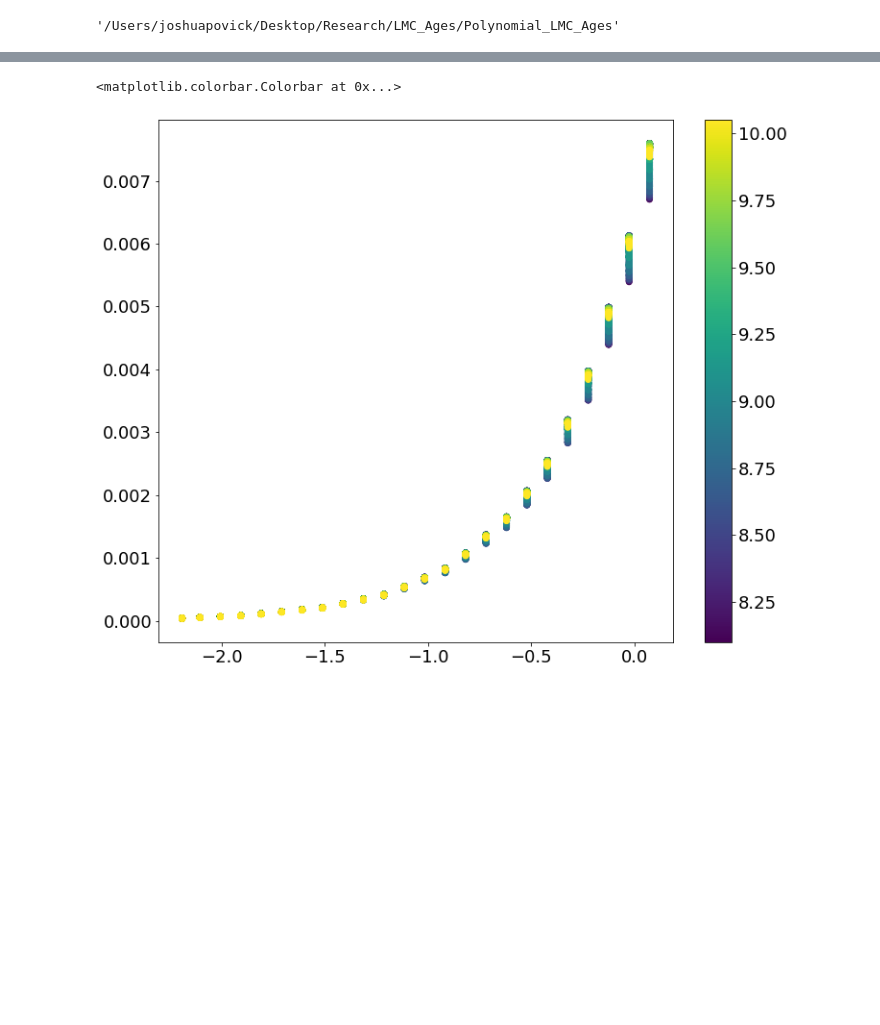
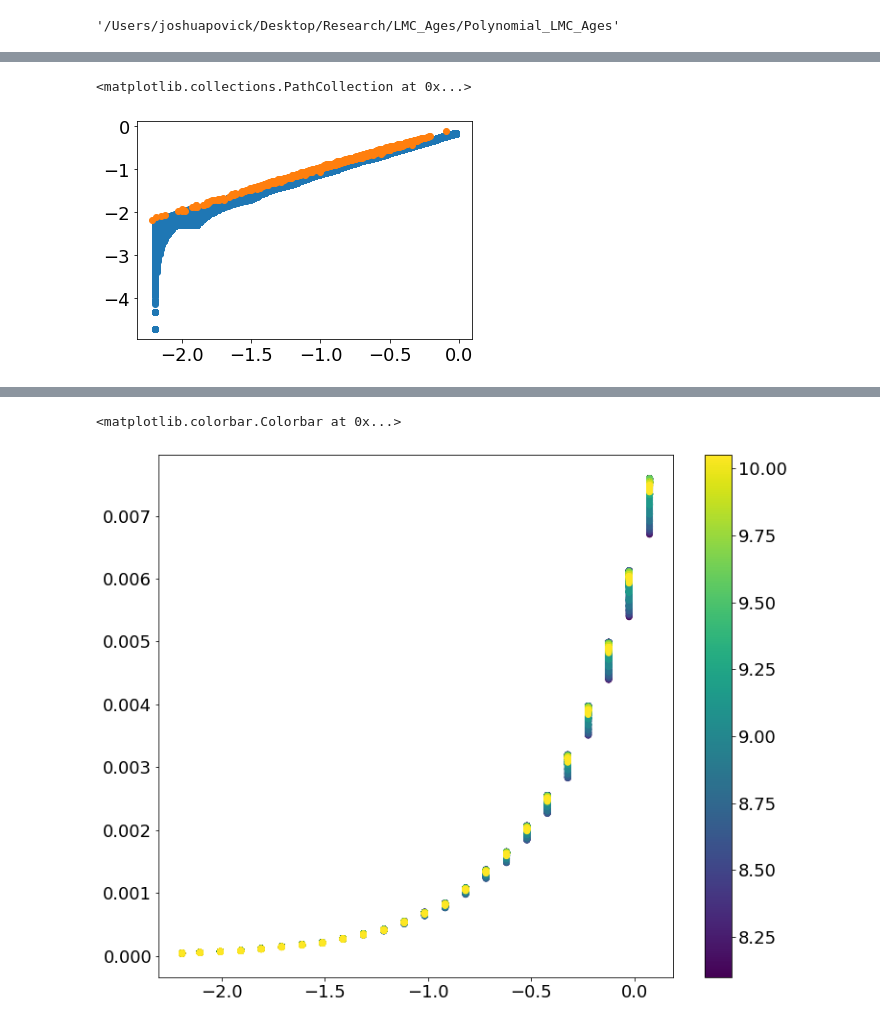
Before and after one commit to JoshuaPovick/Polynomial_LMC_Ages, a Jupyter notebook: Age.ipynb, the cells around one changed output, grey strips where cells are left out. Drawn from its saved outputs; the diff is of its cells as text; code cells hidden in the pictures; blank space fills up the shorter version.

```diff
--- a/Age.ipynb
+++ b/Age.ipynb
@@ -67,13 +69,13 @@ pwd
 
 # parsec
 ''' Ages used 8 to 10.1 steps 0.15'''
-''' Metallicity used -2.6 to 0.1 steps 0.099'''
+# ''' Metallicity used -2.6 to 0.1 steps 0.099'''
 
-parsecall = ascii.read('/Users/joshuapovick/Desktop/Research/parsec/parsec3_3.dat', \
-                    format='basic', delimiter='\s')
-
-rgb = np.where(parsecall['label']==3)
-parsec = parsecall[rgb]
+# parsecall = ascii.read('/Users/joshuapovick/Desktop/Research/parsec/parsec3_3.dat', \
+#                     format='basic', delimiter='\s')
+parsec = fits.getdata('/Users/joshuapovick/Desktop/Research/parsec/parsec_massive.fits.gz')
+rgb = np.where(parsec['label']==3)
+parsec = parsec[rgb]
 
 
 # r13
@@ -94,0 +104,6 @@ parsec.columns
+# %%
+plt.scatter(parsec['MH'],np.log10(parsec['Z']/0.02))
+plt.scatter(r13['M_H'],r13['FE_H'])
+# %% [output]
+<matplotlib.collections.PathCollection at 0x...>
+[figure, added]
```
Also changed, not shown: parts of 10 cells of this notebook, 17 other files.
